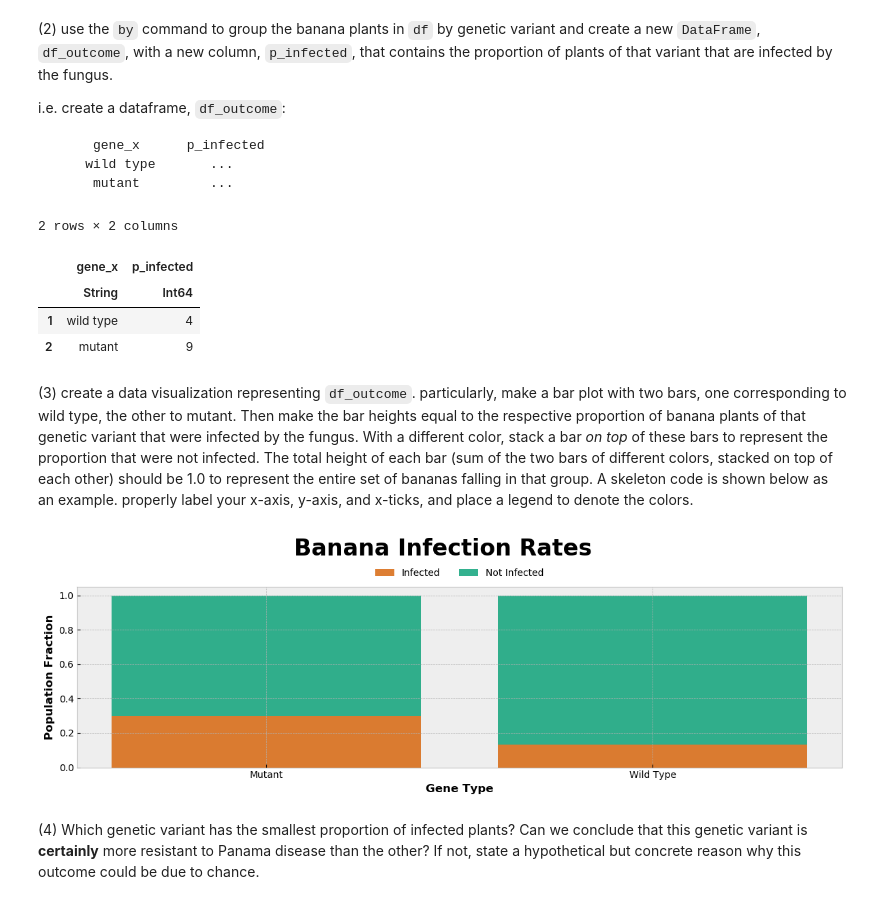
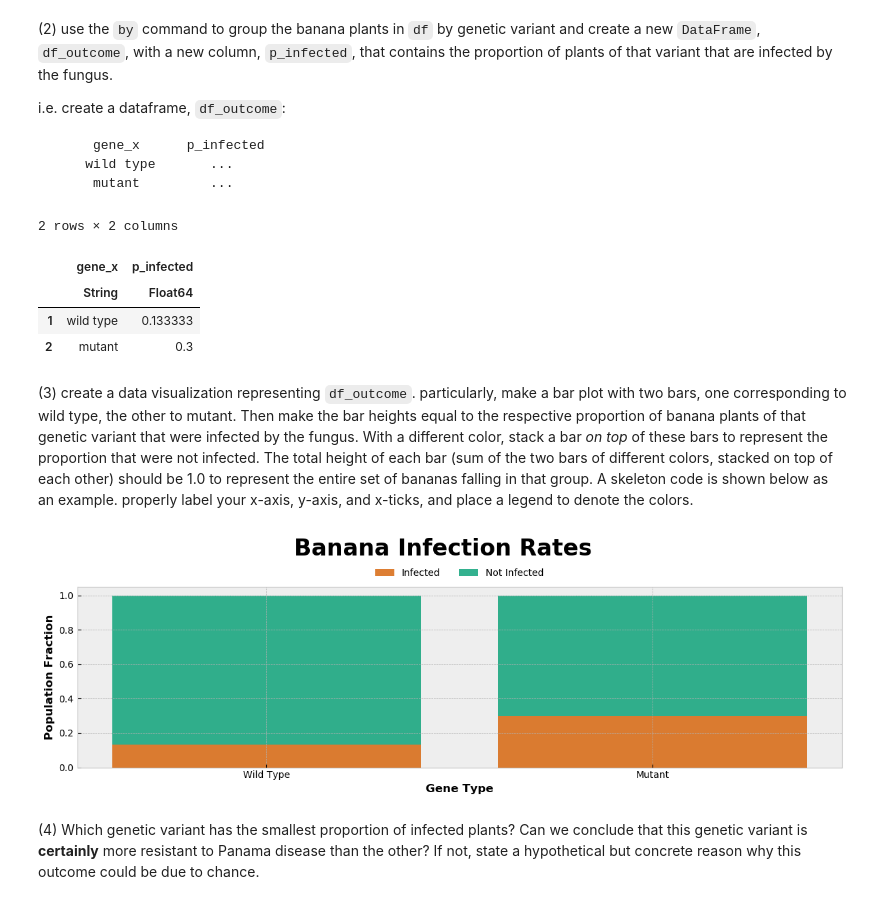
Before and after one commit to cartemic/CHE-599-intro-to-data-science, a Jupyter notebook: Homework/Homework 3/Homework 3.ipynb, the cells around one changed output. Cells and saved outputs as stored; diff of their text form; code cells hidden in the pictures.

```diff
--- a/Homework/Homework 3/Homework 3.ipynb
+++ b/Homework/Homework 3/Homework 3.ipynb
@@ -67,34 +67,21 @@ df_outcome = by(
     df,
     :gene_x,
     p_infected=:outcome
-    => x -> sum([!occursin("not", lowercase(e)) for e in x])
+    => x -> sum([!occursin("not", lowercase(e)) for e in x] / length(x))
 )
-
-# leaving this general in case I want to reuse it later
-df_total_count = by(
-    df,
-    :gene_x,
-    p_infected=:outcome
-    => length
-)
-
 df_outcome
 # %% [output]
 2 rows × 2 columns
 |  | gene_x | p_infected |
-|  | String | Int64 |
-| 1 | wild type | 4 |
-| 2 | mutant | 9 |
+|  | String | Float64 |
+| 1 | wild type | 0.133333 |
+| 2 | mutant | 0.3 |
 # %% [markdown]
 (3) create a data visualization representing `df_outcome`. particularly, make a bar plot with two bars, one corresponding to wild type, the other to mutant. Then make the bar heights equal to the respective proportion of banana plants of that genetic variant that were infected by the fungus. With a different color, stack a bar *on top* of these bars to represent the proportion that were not infected. The total height of each bar (sum of the two bars of different colors, stacked on top of each other) should be 1.0 to represent the entire set of bananas falling in that group. A skeleton code is shown below as an example. properly label your x-axis, y-axis, and x-ticks, and place a legend to denote the colors.
 # %%
 num_genes = size(df_outcome)[1]
 
 (fig, ax) = subplots(1, 1, figsize=(12,4))
-
-# juuust in case
-sort!(df_outcome, :gene_x)
-sort!(df_total_count, :gene_x)
 
 # https://twitter.com/bangwong/status/492662880760655873
 plot_colors = Dict(
@@ -107,42 +94,40 @@ alpha = Dict(
     :grid => 0.5,
 )
 for i in 1:num_genes
-    infected_fraction =
-        df_outcome[i, :p_infected] / df_total_count[i, :p_infected]
-
+    infected_fraction = df_outcome[i, :p_infected]
     bar(
         i,
         infected_fraction,
         color=plot_colors[:bad],
         alpha=alpha[:data]
     )
     bar(
         i,
         1 - infected_fraction,
         bottom=infected_fraction,
         color=plot_colors[:good],
         alpha=alpha[:data]
     )
 end
 xticks(1:num_genes, [titlecase(g) for g in df_outcome[!, :gene_x]])
 xlabel("Gene Type", weight="bold")
 ylabel("Population Fraction", weight="bold")
 legend(
     ["Infected", "Not Infected"],
     loc="upper center",
     bbox_to_anchor=(0.5, 1.15),
     ncol=2,
     framealpha=0
 )
 suptitle(
     "Banana Infection Rates",
     weight="bold",
     size=24
 )
 tight_layout()
 subplots_adjust(top=0.8);
 # %% [output]
-[figure, old version]
+[figure, new version]
 # %% [markdown]
 (4) Which genetic variant has the smallest proportion of infected plants? Can we conclude that this genetic variant is **certainly** more resistant to Panama disease than the other? If not, state a hypothetical but concrete reason why this outcome could be due to chance.
 # %% [markdown]
```
Also changed, not shown: parts of 3 cells of this notebook.
